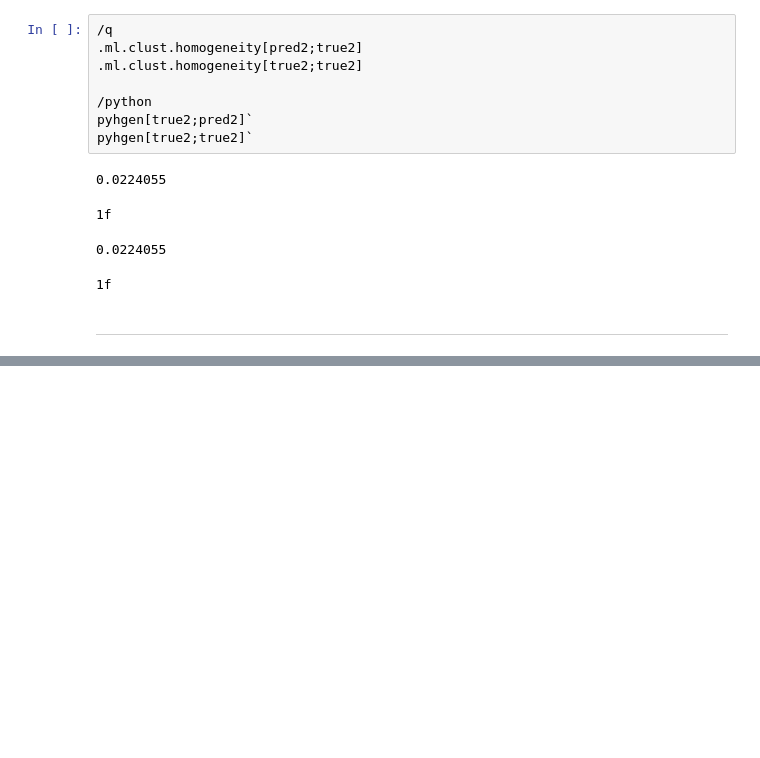
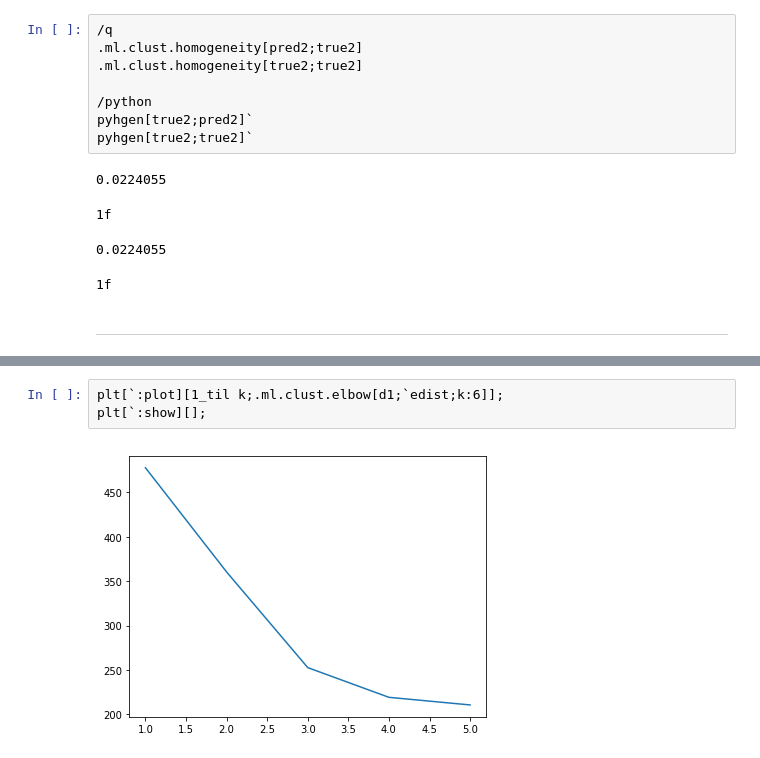
Before and after one commit to KxSystems/ml, a Jupyter notebook: clust/notebooks/scoring.ipynb, the cells around one changed output, grey strips where cells are left out. Cells and saved outputs as stored; diff of their text form; blank space fills up the shorter version.

```diff
--- a/clust/notebooks/scoring.ipynb
+++ b/clust/notebooks/scoring.ipynb
@@ -172,0 +181,5 @@ pyhgen[true2;true2]`
+# %%
+plt[`:plot][1_til k;.ml.clust.elbow[d1;`edist;k:6]];
+plt[`:show][];
+# %% [output]
+[figure, added]
```
Also changed, not shown: parts of 9 cells of this notebook, 10 other files.
